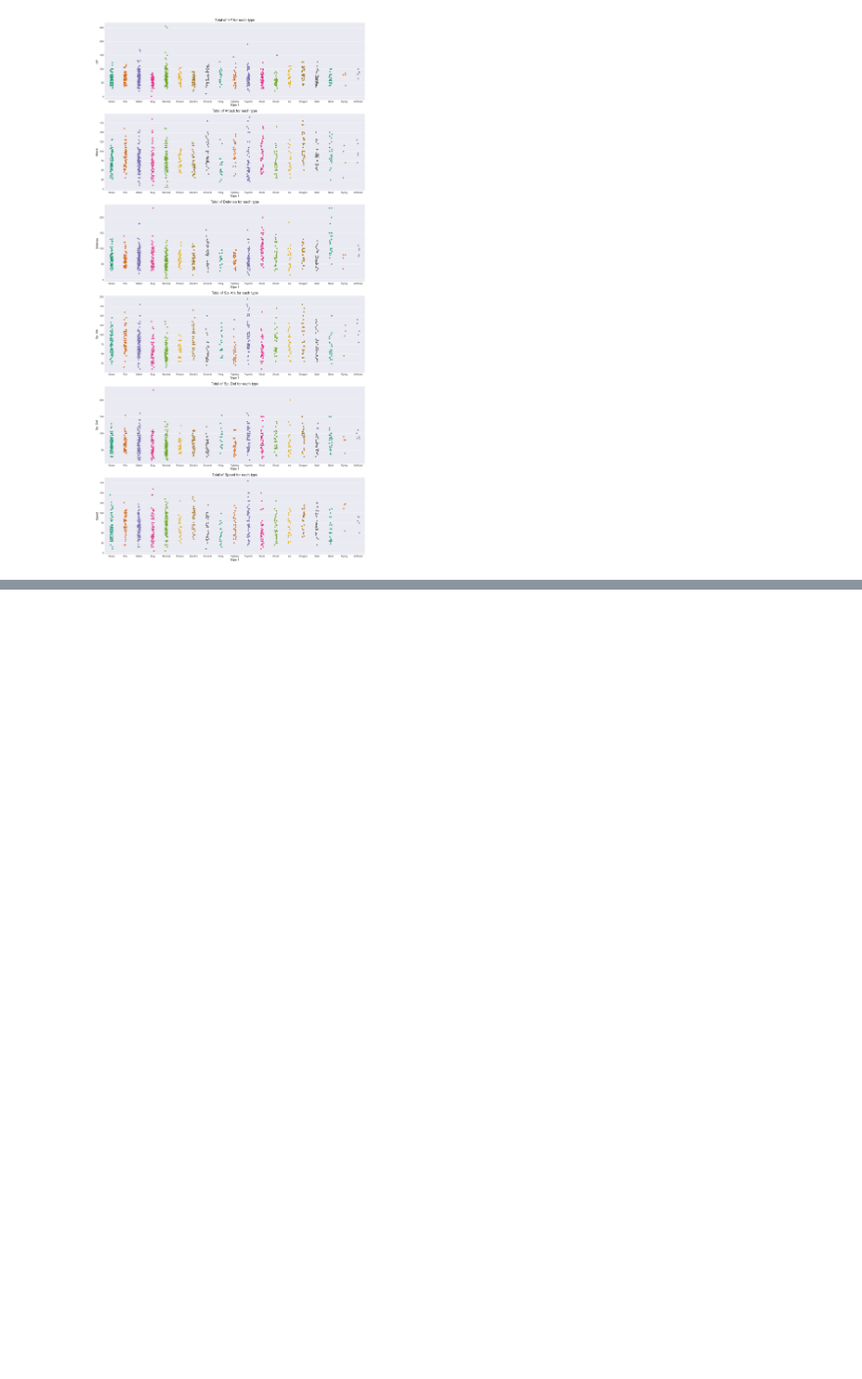
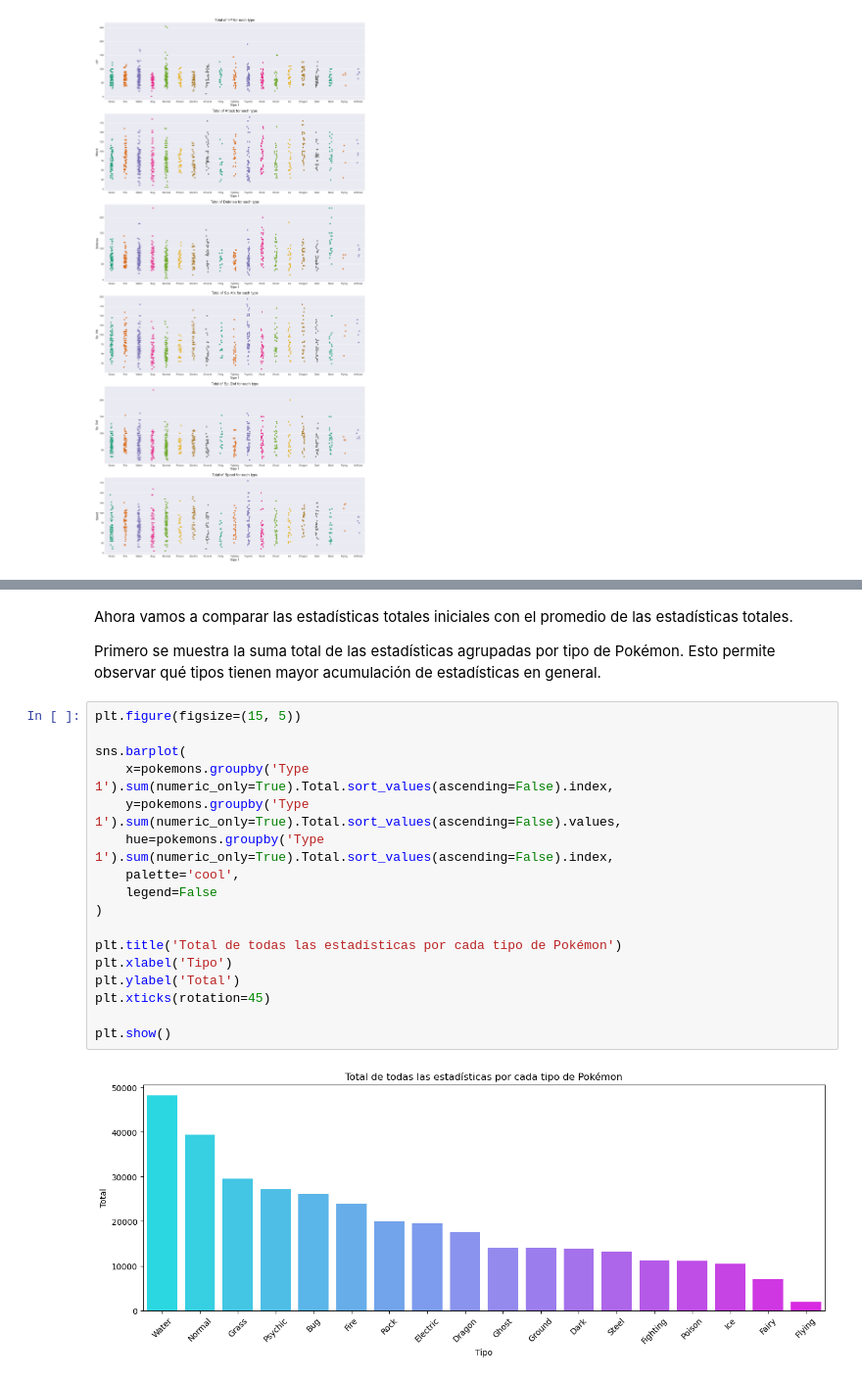
Before and after one commit to fariasdgs/ECBD_9AIDGS_PRACTICAS_230389, a Jupyter notebook: Practica03/AnalisisDatos230389_.ipynb, the cells around one changed output, grey strips where cells are left out. Shown at 98% size. Cells and saved outputs as stored; diff of their text form; blank space fills up the shorter version.

```diff
--- a/Practica03/AnalisisDatos230389_.ipynb
+++ b/Practica03/AnalisisDatos230389_.ipynb
@@ -464,0 +599,24 @@ plt.show()
+# %% [markdown]
+Ahora vamos a comparar las estadísticas totales iniciales con el promedio de las estadísticas totales.
+
+Primero se muestra la suma total de las estadísticas agrupadas por tipo de Pokémon.
+Esto permite observar qué tipos tienen mayor acumulación de estadísticas en general.
+# %%
+plt.figure(figsize=(15, 5))
+
+sns.barplot(
+    x=pokemons.groupby('Type 1').sum(numeric_only=True).Total.sort_values(ascending=False).index,
+    y=pokemons.groupby('Type 1').sum(numeric_only=True).Total.sort_values(ascending=False).values,
+    hue=pokemons.groupby('Type 1').sum(numeric_only=True).Total.sort_values(ascending=False).index,
+    palette='cool',
+    legend=False
+)
+
+plt.title('Total de todas las estadísticas por cada tipo de Pokémon')
+plt.xlabel('Tipo')
+plt.ylabel('Total')
+plt.xticks(rotation=45)
+
+plt.show()
+# %% [output]
+[figure, added]
```
Also changed, not shown: parts of 11 cells of this notebook.
